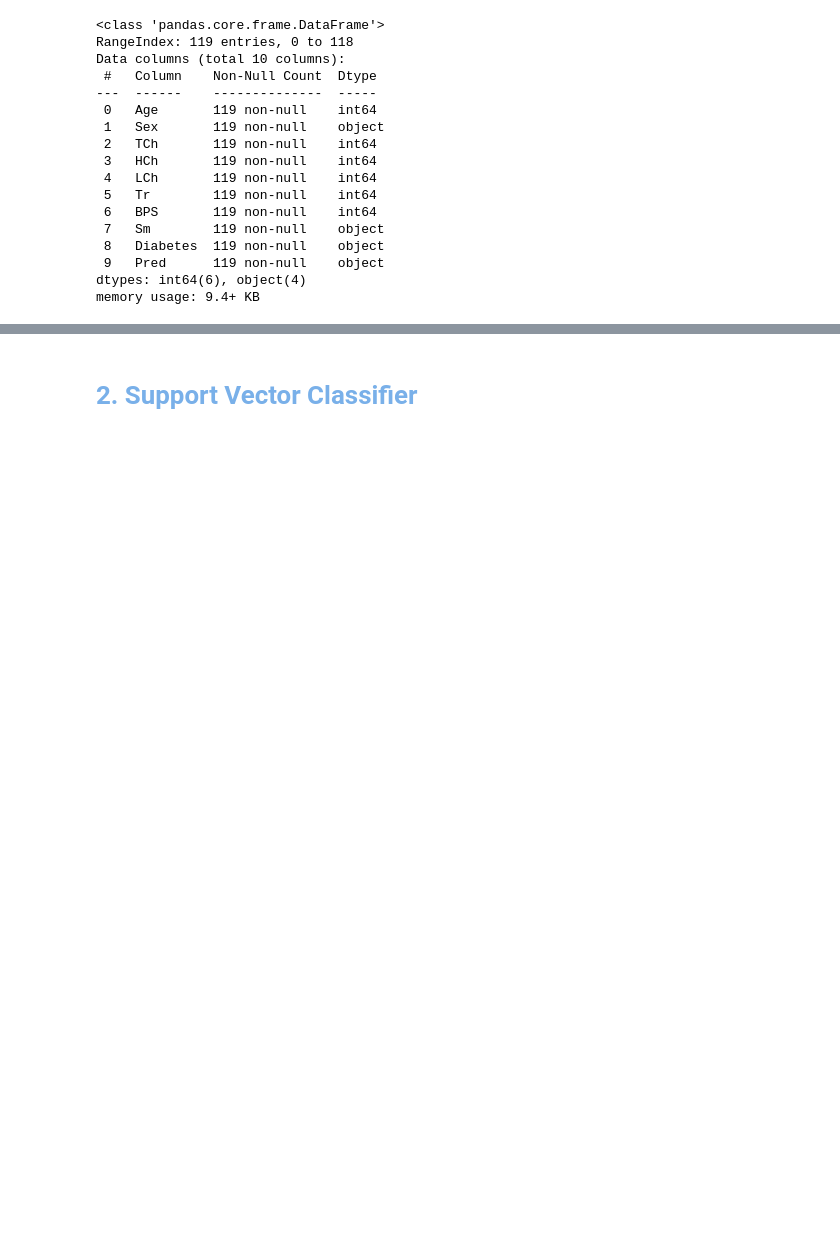
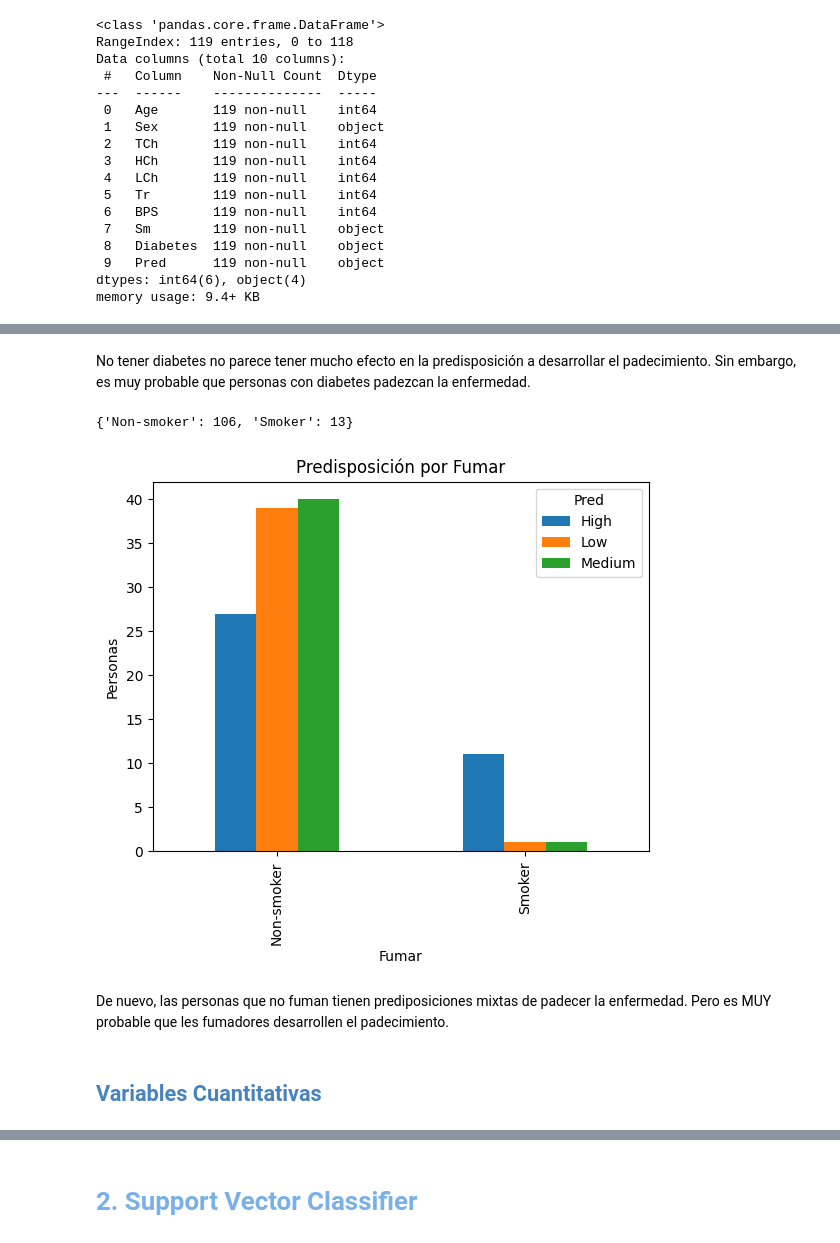
Before and after one commit to ch0fas/3erExamenEO, a Jupyter notebook: Examen3SVC.ipynb, the cells around one changed output, grey strips where cells are left out. Drawn from its saved outputs; the diff is of its cells as text; code cells hidden in the pictures; blank space fills up the shorter version.

```diff
--- a/Examen3SVC.ipynb
+++ b/Examen3SVC.ipynb
@@ -74,0 +111,11 @@ Tenemos 6 features numéricas y 3 features categóricas (sex, smoking y diabetes
+# %% [markdown]
+No tener diabetes no parece tener mucho efecto en la predisposición a desarrollar el padecimiento. Sin embargo, es muy probable que personas con diabetes padezcan la enfermedad.
+# %%
+grafica_cualitativa(df.Sm, 'Fumar')
+# %% [output]
+{'Non-smoker': 106, 'Smoker': 13}
+[figure, added]
+# %% [markdown]
+De nuevo, las personas que no fuman tienen prediposiciones mixtas de padecer la enfermedad. Pero es MUY probable que les fumadores desarrollen el padecimiento.
+# %% [markdown]
+## <font color= #4783bf> Variables Cuantitativas </font>
```
Also changed, not shown: parts of 21 cells of this notebook.
